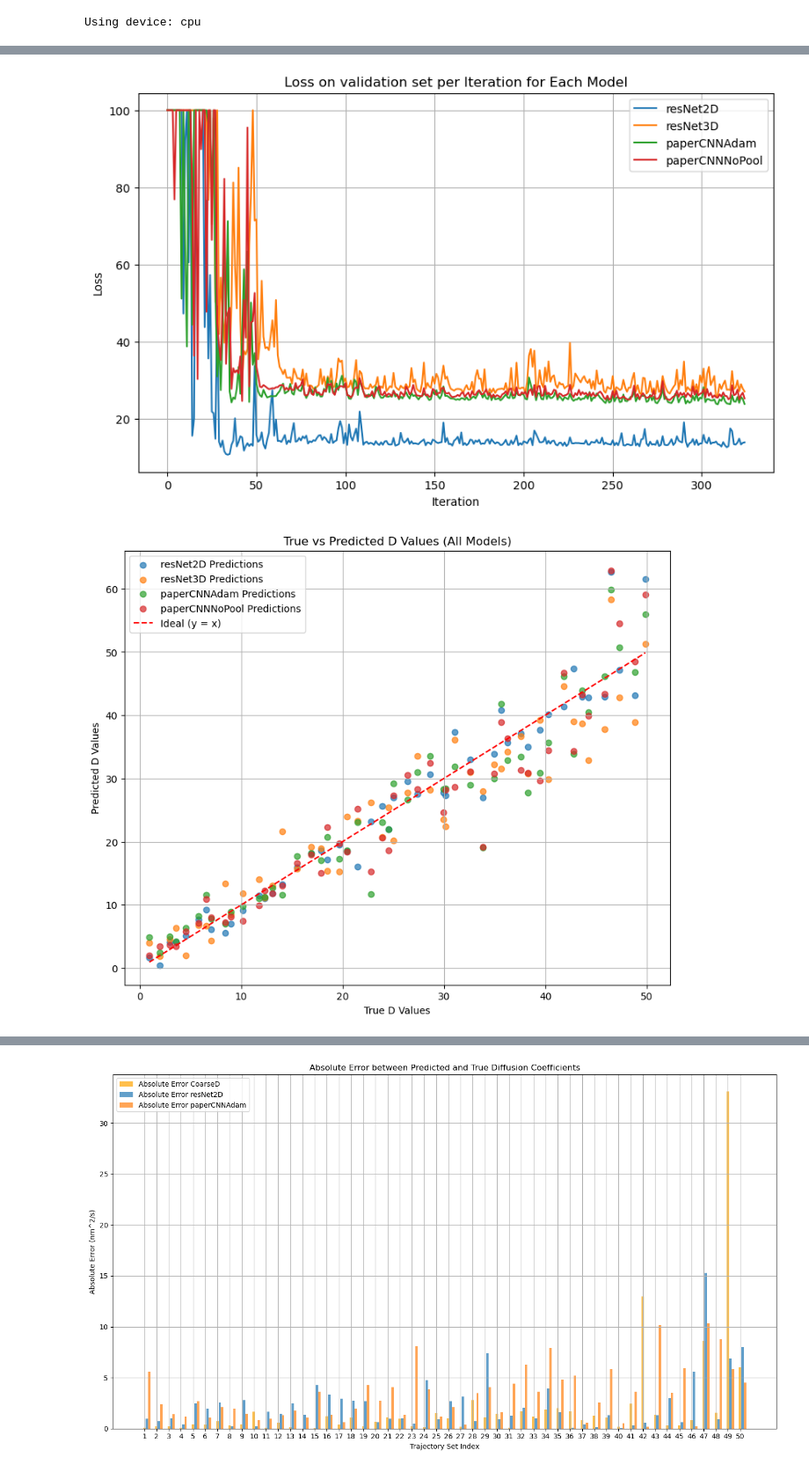
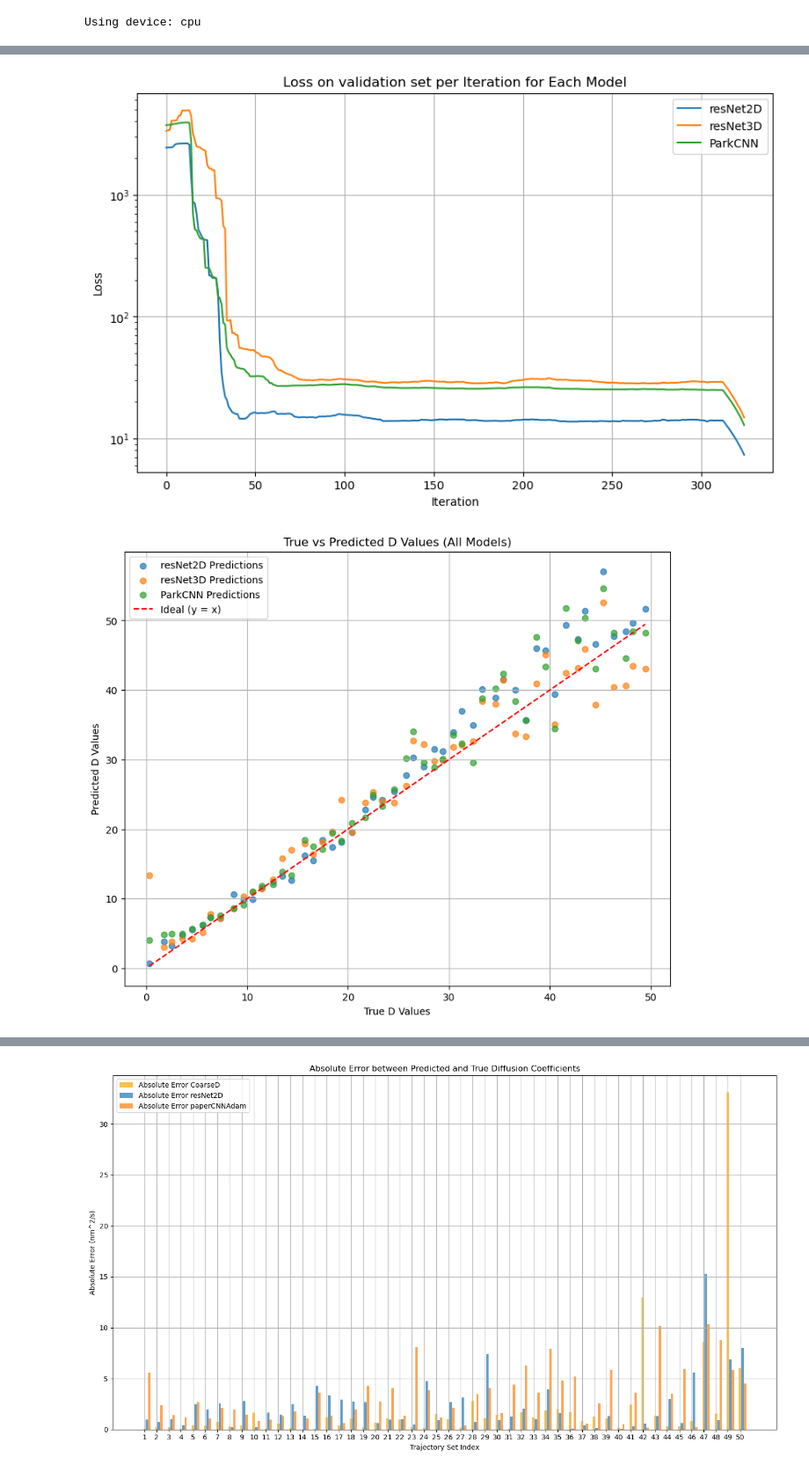
Before and after one commit to CS-433/ml-project-2-big-burger, a Jupyter notebook: ModelTrainPipeline.ipynb, the cells around one changed output, grey strips where cells are left out. Shown at 88% size. Cells and saved outputs as stored; diff of their text form; code cells hidden in the pictures.

```diff
--- a/ModelTrainPipeline.ipynb
+++ b/ModelTrainPipeline.ipynb
@@ -28,6 +28,7 @@ gaussian_noise = 10
 background = 100 # base background value
 normalizeValue = 1000 # value by which all samples will be normalized ! Needs to be fixed and the same for all images !
 n_val_im = 50
+val_im_per_index = 5
 # %%
 %reload_ext autoreload
 %autoreload 2
@@ -52,10 +53,9 @@ lr = 0.000001
 models_params = {
     #"simpleCNN": {"class": SimpleCNN, "train_fct": train_model, "loaded_model": None, "criterion": nn.MSELoss(), "optimizer" : "adam", "lr" : lr},
     "resNet2D": {"class": ResNet2D, "train_fct": train_model, "loaded_model": None, "criterion": nn.MSELoss(), "optimizer" : "adam", "lr" : lr},
-    #"resNet3D": {"class": ResNet3D, "train_fct": train_model, "loaded_model": None, "criterion": nn.MSELoss(), "optimizer" : "adam", "lr" : lr},
-    "paperCNNAdam": {"class": PaperCnn, "train_fct": train_model, "loaded_model": None, "criterion": nn.MSELoss(), "optimizer" : "adam", "lr" : lr},
+    "resNet3D": {"class": ResNet3D, "train_fct": train_model, "loaded_model": None, "criterion": nn.MSELoss(), "optimizer" : "adam", "lr" : lr},
+    "ParkCNN": {"class": PaperCnn, "train_fct": train_model, "loaded_model": None, "criterion": nn.MSELoss(), "optimizer" : "adam", "lr" : lr},
     #"paperCNNSGD": {"class": PaperCnn, "train_fct": train_model, "loaded_model": None, "criterion": nn.MSELoss(), "optimizer" : "sgd", "lr" :lr},
     #"paperCNNNoPool": {"class": PaperCnn, "train_fct": train_model, "loaded_model": None, "criterion": nn.MSELoss(), "optimizer" : "adam", "lr" :lr}
-
 }
 # %%
@@ -86,0 +90,7 @@ paperCNNAdam Loaded existing weights
+# %%
+from torchsummary import summary
+for name, params in models_params.items():
+    print(name)
+    model = params["loaded_model"]
+    print(sum(dict((p.data_ptr(), p.numel()) for p in model.parameters()).values())
+)
@@ -117,12 +160,12 @@ valDs = torch.tensor(valDs/1000, dtype=torch.float32, device=device)
 # %%
-epochs = 1
-N = 16 # Number of samples per iteration
+epochs = 20
+N = 128 # Number of samples per iteration
 verbose = False # print in console
 for i in range(epochs):
 
     print(f"Generating images for iteration: {i}")
 
-    images, estimatedDs =  generateImagesAndEstimateDMAXD(N, nframes, npixel, factor_hr, nposframe, DGen, dt, fwhm_psf, pixelsize,flux, background, poisson_noise, gaussian_noise, normalizeValue)
+    images, estimatedDs =  generateImagesAndEstimateDMAXD(N, nframes, npixel, factor_hr, nposframe, 30000, dt, fwhm_psf, pixelsize,flux, background, poisson_noise, gaussian_noise, normalizeValue)
 
     # Divide the estimateDs by 10000 to get values in the range 0.5->70, then add them to the list of all Ds
     estimatedDs = estimatedDs / 1000
@@ -195,44 +248,85 @@ plt.tight_layout()
 # %%
+def moving_average(array, window_size=25):
+    """
+    Computes the moving average of a NumPy array.
+
+    Parameters:
+        array (np.ndarray): The input array.
+        window_size (int): The size of the moving average window (default is 10).
+
+    Returns:
+        np.ndarray: The smoothed array with the moving average applied.
+    """
+    if window_size < 1:
+        raise ValueError("Window size must be at least 1.")
+    if window_size > len(array):
+        raise ValueError("Window size cannot be larger than the array length.")
+
+    return np.convolve(array, np.ones(window_size) / window_size, mode='same')
+
+
+def average_predictions(predictions, group_size=5):
+    """
+    Averages predictions in groups of `group_size`.
+
+    Parameters:
+    - predictions (torch.Tensor): Input tensor of shape (n * group_size,).
+    - group_size (int): The number of elements to average in each group. Default is 5.
+
+    Returns:
+    - torch.Tensor: Tensor of shape (n,) where each element is the average of a group of `group_size` elements.
+    """
+    if predictions.numel() % group_size != 0:
+        raise ValueError(f"The input tensor size {predictions.numel()} must be divisible by the group size {group_size}.")
+
+    # Reshape to group elements for averaging
+    grouped = predictions.view(-1, group_size)
+    # Compute the mean along the group dimension
+    averaged = grouped.mean(dim=1)
+    return averaged
+
+
 plt.figure(figsize=(10, 6))
 for model_name, losses in val_loss_histories.items():
-    plt.plot(range(0, totalEpochs ), np.clip(losses,0,100), label=model_name)
+    stop = 200
+    plt.plot(range(0, totalEpochs), moving_average(np.clip(losses,0,1000000)), label=model_name)
 
 plt.xlabel('Iteration')
 plt.ylabel('Loss')
 plt.title('Loss on validation set per Iteration for Each Model')
 plt.legend()
+plt.yscale('log')
 plt.grid(True)
 plt.show()
 
 plt.figure(figsize=(10, 8))
 
 # Iterate over all models to plot predictions vs true values
 for name, params in models_params.items():
     # Predictions and true values
     model = params["loaded_model"]
     model_preds = predict_diffusion_coefficients(model, val_images, device)
-    valDs_tensor = torch.tensor(valDs, dtype=model_preds.dtype, device=model_preds.device)
+    model_preds_gouped = average_predictions(model_preds, group_size=val_im_per_index)
+    # Ensure predictions and true values are on the same device and flattened
+    model_preds_gouped_array = model_preds_gouped.view(-1).cpu().numpy()  # Convert to numpy for plotting
 
-    # Ensure predictions and true values are on the same device and flattened
-    model_preds = model_preds.view(-1).cpu().numpy()  # Convert to numpy for plotting
-    valDs_array = valDs_tensor.view(-1).cpu().numpy()  # Convert to numpy for plotting
 
     # Scatter plot for the current model
-    plt.scatter(valDs_array, model_preds, alpha=0.7, label=f'{name} Predictions')
+    plt.scatter(valDs_array, model_preds_gouped_array, alpha=0.7, label=f'{name} Predictions')
 
 # Plot the ideal line
 min_val, max_val = min(valDs_array), max(valDs_array)
 plt.plot([min_val, max_val], [min_val, max_val], 'r--', label='Ideal (y = x)')
 
 # Add plot details
 plt.title("True vs Predicted D Values (All Models)")
 plt.xlabel("True D Values")
 plt.ylabel("Predicted D Values")
 plt.legend()
 plt.grid(True)
 
 # Show the plot
 plt.show()
 # %% [output]
-[figure, old version]
+[figure, new version]
-[figure, old version]
+[figure, new version]
```
Also changed, not shown: parts of 12 cells of this notebook, 5 other files.
